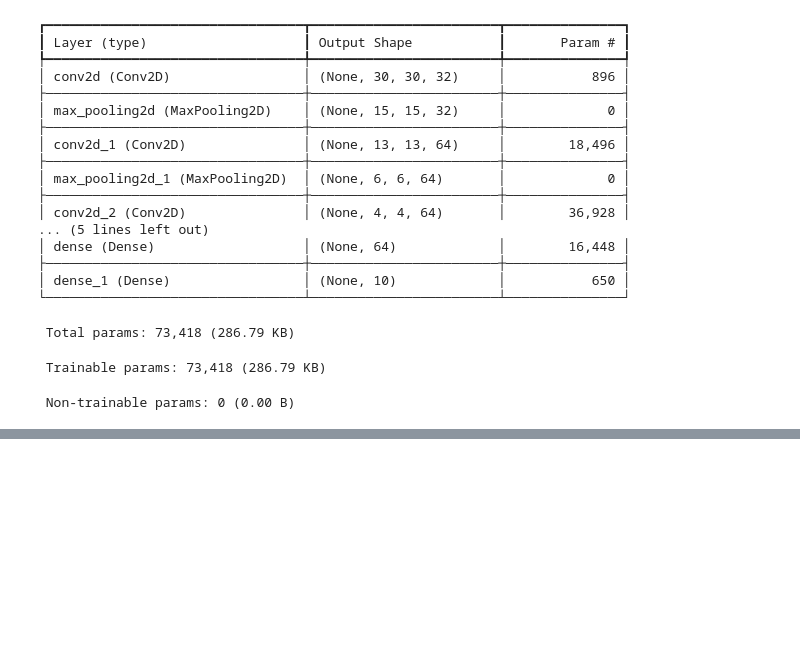
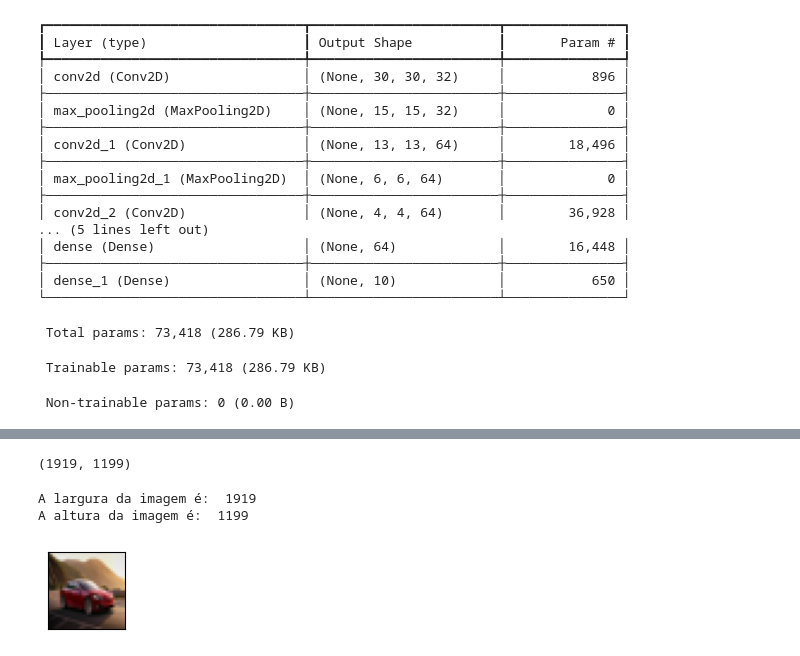
Before and after one commit to JulioFigueiredo/Python_DSA, a Jupyter notebook: Modulo_DeepLearning/deeplearning_tensorflow.ipynb, the cells around one changed output, grey strips where cells are left out. Saved outputs shown, nothing was run; the diff lists cells and outputs as text; code cells hidden in the pictures; blank space fills up the shorter version.

```diff
--- a/Modulo_DeepLearning/deeplearning_tensorflow.ipynb
+++ b/Modulo_DeepLearning/deeplearning_tensorflow.ipynb
@@ -88,0 +131,6 @@ Model: "sequential"
+# %%
+nova_imagem = Image.open('dados/nova_imagem.jpg')
+# %%
+nova_imagem.size
+# %% [output]
+(1919, 1199)
@@ -88,0 +141,18 @@ Model: "sequential"
+# %%
+print('A largura da imagem é: ', largura)
+print('A altura da imagem é: ', altura)
+# %% [output]
+A largura da imagem é:  1919
+A altura da imagem é:  1199
+# %%
+# Redimensiona para 32x32 pixels
+nova_imagem = nova_imagem.resize((32,32))
+# %%
+# Exibir a imagem
+plt.figure(figsize = (1,1))
+plt.imshow(nova_imagem)
+plt.xticks([])
+plt.yticks([])
+plt.show()
+# %% [output]
+[figure, added]
```
Also changed, not shown: parts of 13 cells of this notebook, 1 other file.
